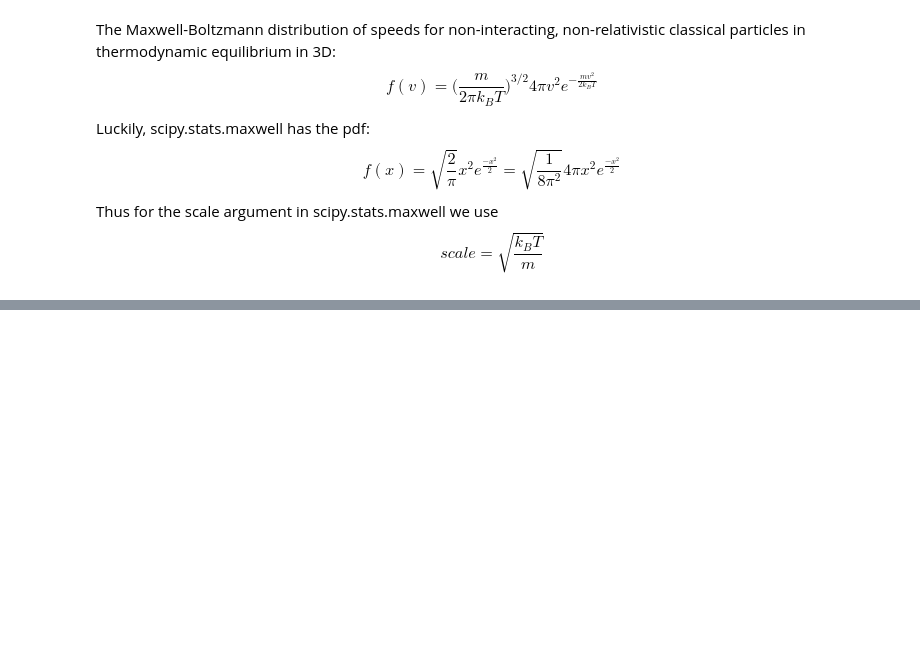
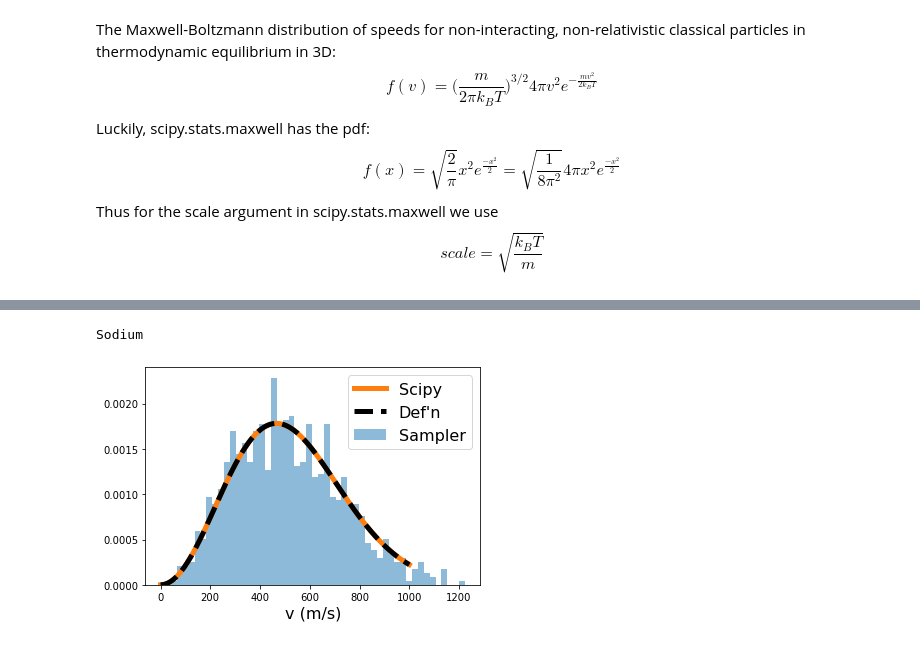
Before and after one commit to christianhnunez/MOT_SIM, a Jupyter notebook: MaxwellBoltzmann.ipynb, the cells around one changed output, grey strips where cells are left out. Drawn from its saved outputs; the diff is of its cells as text; code cells hidden in the pictures; blank space fills up the shorter version.

```diff
--- a/MaxwellBoltzmann.ipynb
+++ b/MaxwellBoltzmann.ipynb
@@ -43,3 +57,9 @@ Text(0.5, 0, 'v (m/s)')
+# %%
+print("Sodium")
+PlotMB(mass_sod)
+# %% [output]
+Sodium
+[figure, added]
 # %%
 # Sample a velocity vector by pulling speed from MB-Dist
 # and choosing a point on the unit sphere
```
Also changed, not shown: parts of 7 cells of this notebook, 2 other files.
